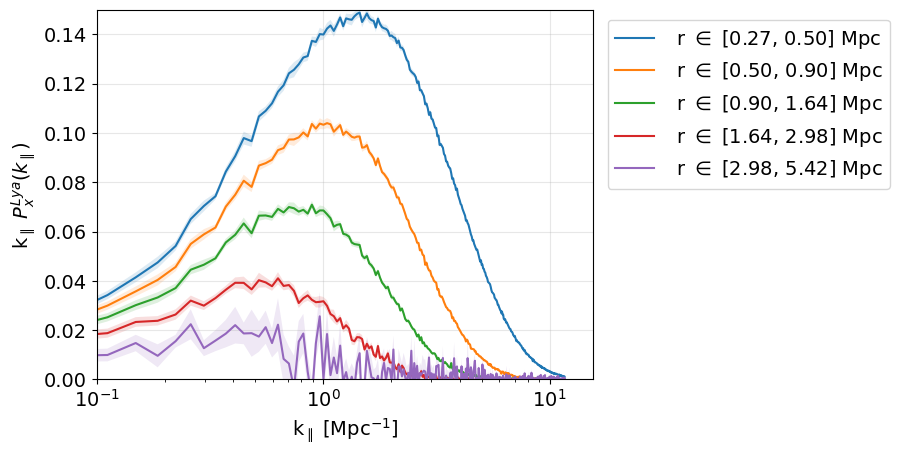
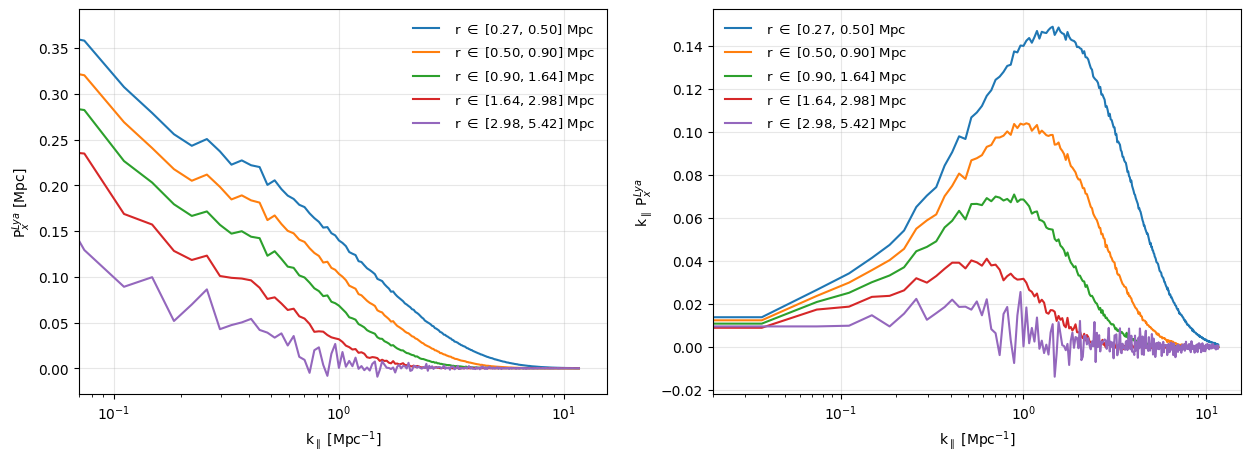
Unified diff of the notebook cell whose output changed from the first chart to the second:
--- before
+++ after
@@ -1,12 +1,19 @@
+plt.figure(figsize=(15, 5))
+
+plt.subplot(1, 2, 1)
 for i in np.arange(len(r_bins)-1):
-    plt.plot(k_los, k_los*Px_lya[i], label=f' r $\\in$ [%.2f, %.2f] Mpc' %(r_bins[i], r_bins[i+1]))
-    plt.fill_between(k_los, k_los*(Px_lya[i]-Px_std_lya[i]), k_los*(Px_lya[i]+Px_std_lya[i]), alpha=0.15)
+    plt.plot(k_los, Px_lya[i, :], label=f' r $\\in$ [%.2f, %.2f] Mpc' %(r_bins[i], r_bins[i+1]))
 plt.xscale('log')
-plt.legend(fontsize=14, bbox_to_anchor=(1.01, 1))
-plt.xticks(fontsize=14)
-plt.yticks(fontsize=14)
 plt.grid(alpha=0.3)
-plt.ylim(0, 0.15)
-plt.xlim(left=1e-1)
-plt.xlabel(r'k$_\parallel$ [Mpc$^{-1}$]', fontsize=14)
-plt.ylabel(r'k$_\parallel$ $P_{x}^{Lya}(k_\parallel)$', fontsize=14);
+plt.legend(fontsize=9.5, frameon=False)
+plt.xlabel(r'k$_\parallel$ [Mpc$^{-1}$]')
+plt.ylabel(r'P$_{x}^{Lya}$ [Mpc]');
+
+plt.subplot(1, 2, 2)
+for i in np.arange(len(r_bins)-1):
+    plt.plot(k_los, k_los*Px_lya[i, :], label=f' r $\\in$ [%.2f, %.2f] Mpc' %(r_bins[i], r_bins[i+1]))
+plt.xscale('log')
+plt.grid(alpha=0.3)
+plt.legend(fontsize=9.5, frameon=False)
+plt.xlabel(r'k$_\parallel$ [Mpc$^{-1}$]')
+plt.ylabel(r'k$_\parallel$ P$_{x}^{Lya}$');

Commit: New plots